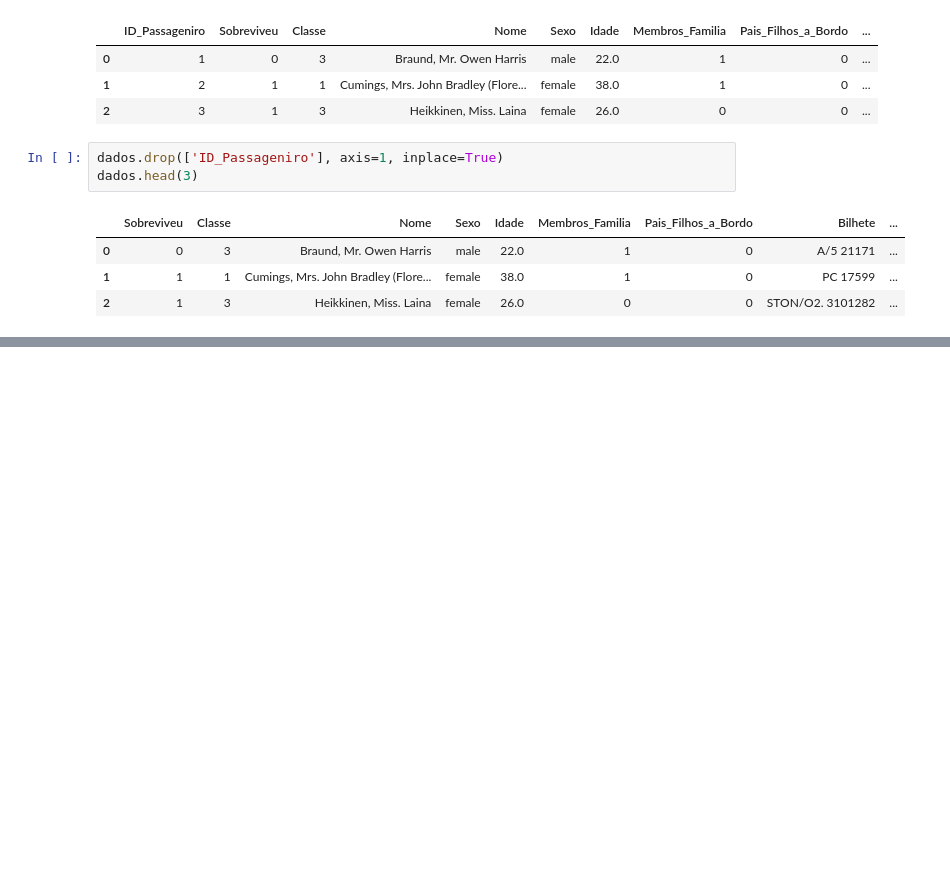
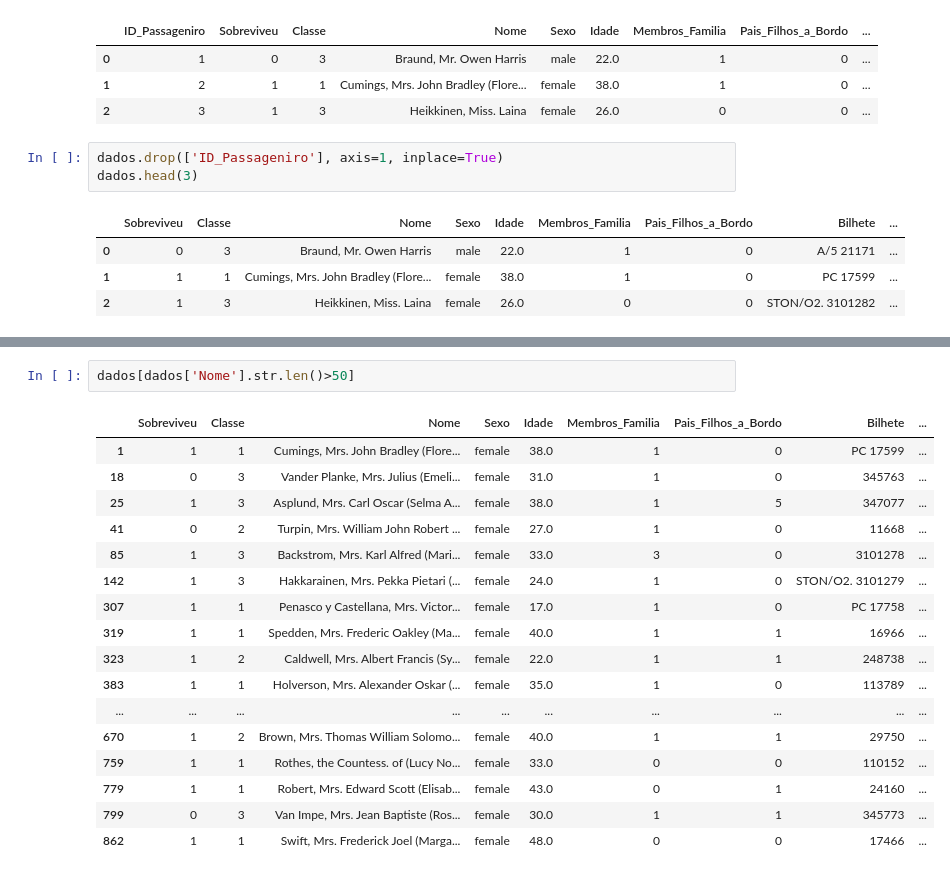
Before and after one commit to leandroclv/analise_manipulacao_dados_pandas_udemy, a Jupyter notebook: df_titanic.ipynb, the cells around one changed output, grey strips where cells are left out. Cells and saved outputs as stored; diff of their text form; blank space fills up the shorter version.

```diff
--- a/df_titanic.ipynb
+++ b/df_titanic.ipynb
@@ -97,0 +290,20 @@ dados.head(3)
+# %%
+dados[dados['Nome'].str.len()>50]
+# %% [output]
+|  | Sobreviveu | Classe | Nome | Sexo | Idade | Membros_Familia | Pais_Filhos_a_Bordo | Bilhete | ... |
+| 1 | 1 | 1 | Cumings, Mrs. John Bradley (Flore... | female | 38.0 | 1 | 0 | PC 17599 | ... |
+| 18 | 0 | 3 | Vander Planke, Mrs. Julius (Emeli... | female | 31.0 | 1 | 0 | 345763 | ... |
+| 25 | 1 | 3 | Asplund, Mrs. Carl Oscar (Selma A... | female | 38.0 | 1 | 5 | 347077 | ... |
+| 41 | 0 | 2 | Turpin, Mrs. William John Robert ... | female | 27.0 | 1 | 0 | 11668 | ... |
+| 85 | 1 | 3 | Backstrom, Mrs. Karl Alfred (Mari... | female | 33.0 | 3 | 0 | 3101278 | ... |
+| 142 | 1 | 3 | Hakkarainen, Mrs. Pekka Pietari (... | female | 24.0 | 1 | 0 | STON/O2. 3101279 | ... |
+| 307 | 1 | 1 | Penasco y Castellana, Mrs. Victor... | female | 17.0 | 1 | 0 | PC 17758 | ... |
+| 319 | 1 | 1 | Spedden, Mrs. Frederic Oakley (Ma... | female | 40.0 | 1 | 1 | 16966 | ... |
+| 323 | 1 | 2 | Caldwell, Mrs. Albert Francis (Sy... | female | 22.0 | 1 | 1 | 248738 | ... |
+| 383 | 1 | 1 | Holverson, Mrs. Alexander Oskar (... | female | 35.0 | 1 | 0 | 113789 | ... |
+| ... | ... | ... | ... | ... | ... | ... | ... | ... | ... |
+| 670 | 1 | 2 | Brown, Mrs. Thomas William Solomo... | female | 40.0 | 1 | 1 | 29750 | ... |
+| 759 | 1 | 1 | Rothes, the Countess. of (Lucy No... | female | 33.0 | 0 | 0 | 110152 | ... |
+| 779 | 1 | 1 | Robert, Mrs. Edward Scott (Elisab... | female | 43.0 | 0 | 1 | 24160 | ... |
+| 799 | 0 | 3 | Van Impe, Mrs. Jean Baptiste (Ros... | female | 30.0 | 1 | 1 | 345773 | ... |
+| 862 | 1 | 1 | Swift, Mrs. Frederick Joel (Marga... | female | 48.0 | 0 | 0 | 17466 | ... |
```
Also changed, not shown: parts of 16 cells of this notebook.
